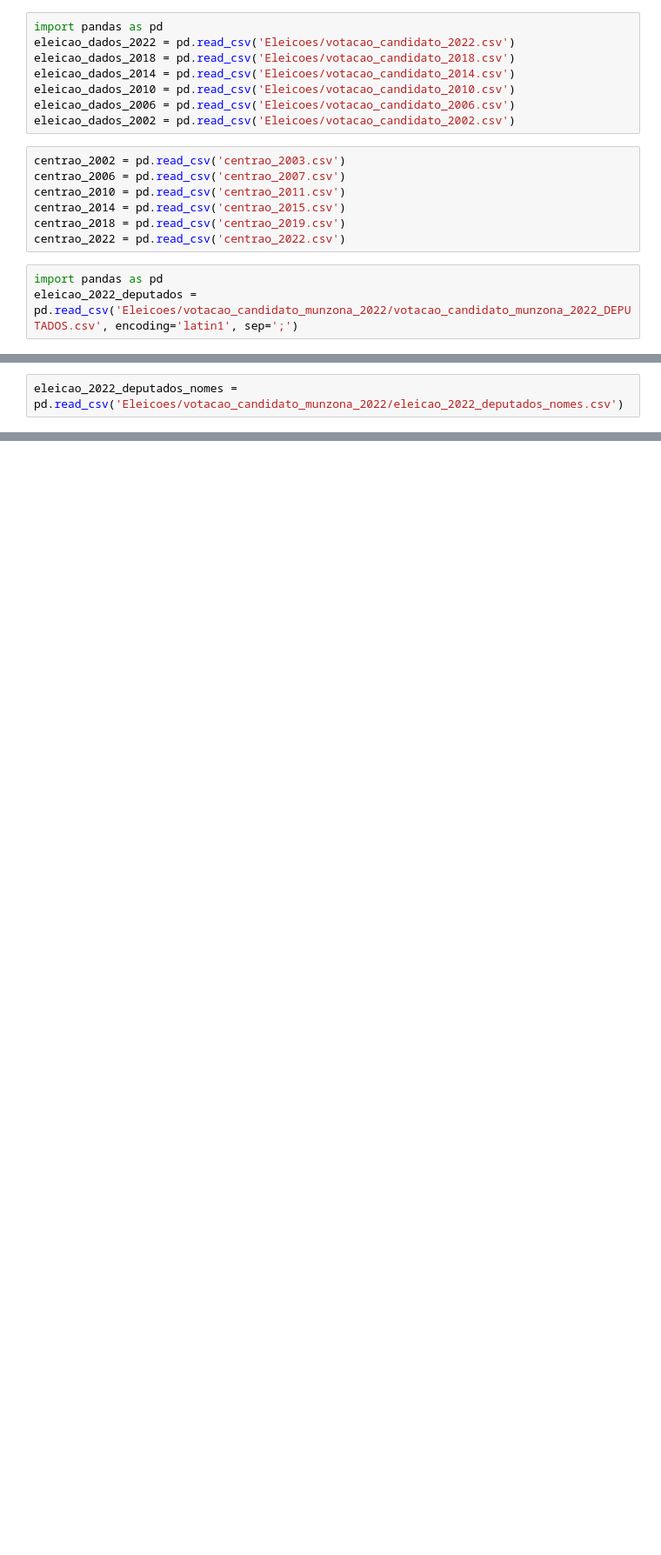
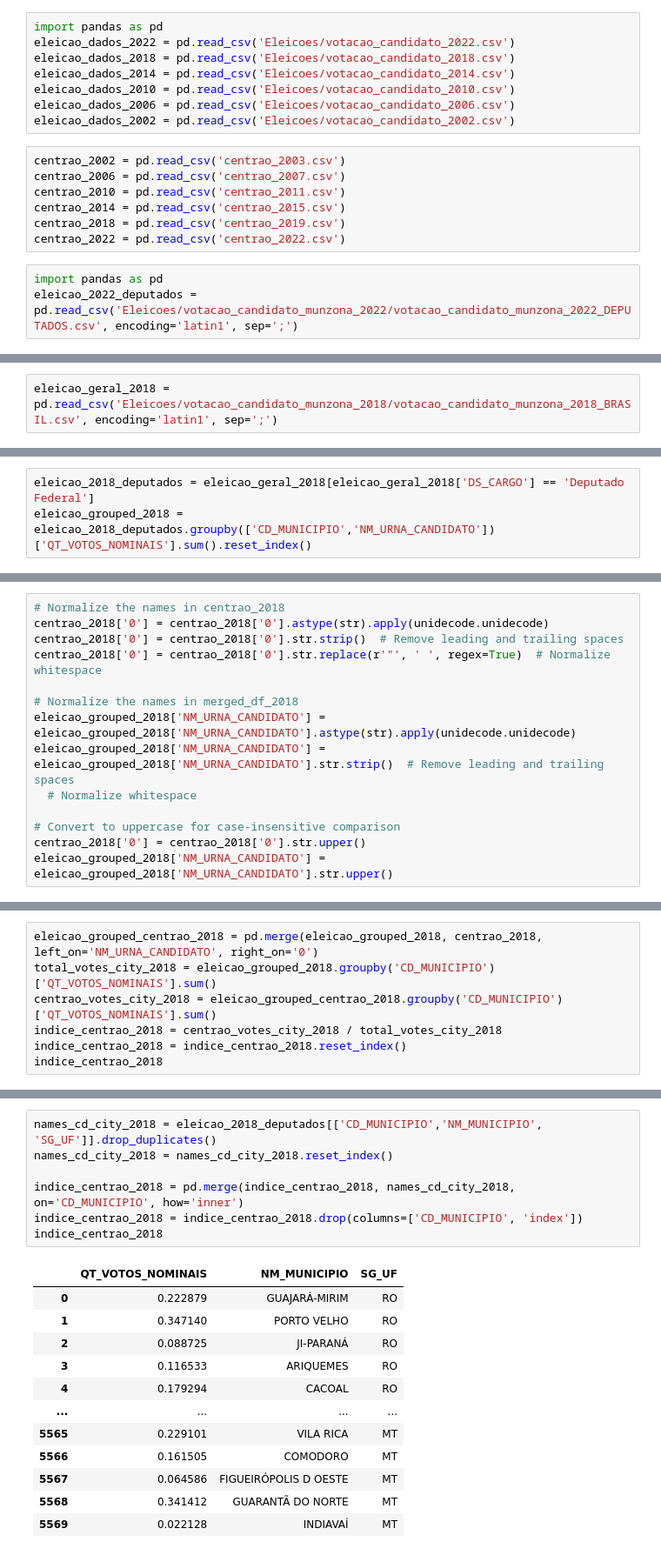
Before and after one commit to LuizVenosa/Grafico-Camera, a Jupyter notebook: Dados consolidado/eleicoes.ipynb, the cells around one changed output, grey strips where cells are left out. Shown: that part at 87% size. Saved outputs shown, nothing was run; the diff lists cells and outputs as text; blank space fills up the shorter version.

```diff
--- a/Dados consolidado/eleicoes.ipynb
+++ b/Dados consolidado/eleicoes.ipynb
@@ -35,2 +101,2 @@ eleicao_2022_deputados
 # %%
-eleicao_2022_deputados_nomes = pd.read_csv('Eleicoes/votacao_candidato_munzona_2022/eleicao_2022_deputados_nomes.csv')
+eleicao_geral_2018 = pd.read_csv('Eleicoes/votacao_candidato_munzona_2018/votacao_candidato_munzona_2018_BRASIL.csv', encoding='latin1', sep=';')
@@ -84,0 +119,3 @@ Length: 9658, dtype: int64
+# %%
+eleicao_2018_deputados = eleicao_geral_2018[eleicao_geral_2018['DS_CARGO'] == 'Deputado Federal']
+eleicao_grouped_2018 = eleicao_2018_deputados.groupby(['CD_MUNICIPIO','NM_URNA_CANDIDATO'])['QT_VOTOS_NOMINAIS'].sum().reset_index()
@@ -84,0 +124,14 @@ Length: 9658, dtype: int64
+# %%
+# Normalize the names in centrao_2018
+centrao_2018['0'] = centrao_2018['0'].astype(str).apply(unidecode.unidecode)
+centrao_2018['0'] = centrao_2018['0'].str.strip()  # Remove leading and trailing spaces
+centrao_2018['0'] = centrao_2018['0'].str.replace(r'"', ' ', regex=True)  # Normalize whitespace
+
+# Normalize the names in merged_df_2018
+eleicao_grouped_2018['NM_URNA_CANDIDATO'] = eleicao_grouped_2018['NM_URNA_CANDIDATO'].astype(str).apply(unidecode.unidecode)
+eleicao_grouped_2018['NM_URNA_CANDIDATO'] = eleicao_grouped_2018['NM_URNA_CANDIDATO'].str.strip()  # Remove leading and trailing spaces
+  # Normalize whitespace
+
+# Convert to uppercase for case-insensitive comparison
+centrao_2018['0'] = centrao_2018['0'].str.upper()
+eleicao_grouped_2018['NM_URNA_CANDIDATO'] = eleicao_grouped_2018['NM_URNA_CANDIDATO'].str.upper()
@@ -84,0 +153,7 @@ Length: 9658, dtype: int64
+# %%
+eleicao_grouped_centrao_2018 = pd.merge(eleicao_grouped_2018, centrao_2018, left_on='NM_URNA_CANDIDATO', right_on='0')
+total_votes_city_2018 = eleicao_grouped_2018.groupby('CD_MUNICIPIO')['QT_VOTOS_NOMINAIS'].sum()
+centrao_votes_city_2018 = eleicao_grouped_centrao_2018.groupby('CD_MUNICIPIO')['QT_VOTOS_NOMINAIS'].sum()
+indice_centrao_2018 = centrao_votes_city_2018 / total_votes_city_2018
+indice_centrao_2018 = indice_centrao_2018.reset_index()
+indice_centrao_2018
@@ -84,0 +174,20 @@ Length: 9658, dtype: int64
+# %%
+names_cd_city_2018 = eleicao_2018_deputados[['CD_MUNICIPIO','NM_MUNICIPIO', 'SG_UF']].drop_duplicates()
+names_cd_city_2018 = names_cd_city_2018.reset_index()
+
+indice_centrao_2018 = pd.merge(indice_centrao_2018, names_cd_city_2018, on='CD_MUNICIPIO', how='inner')
+indice_centrao_2018 = indice_centrao_2018.drop(columns=['CD_MUNICIPIO', 'index'])
+indice_centrao_2018
+# %% [output]
+|  | QT_VOTOS_NOMINAIS | NM_MUNICIPIO | SG_UF |
+| 0 | 0.222879 | GUAJARÁ-MIRIM | RO |
+| 1 | 0.347140 | PORTO VELHO | RO |
+| 2 | 0.088725 | JI-PARANÁ | RO |
+| 3 | 0.116533 | ARIQUEMES | RO |
+| 4 | 0.179294 | CACOAL | RO |
+| ... | ... | ... | ... |
+| 5565 | 0.229101 | VILA RICA | MT |
+| 5566 | 0.161505 | COMODORO | MT |
+| 5567 | 0.064586 | FIGUEIRÓPOLIS D OESTE | MT |
+| 5568 | 0.341412 | GUARANTÃ DO NORTE | MT |
+| 5569 | 0.022128 | INDIAVAÍ | MT |
```
Also changed, not shown: parts of 32 cells of this notebook, 3 other files.
